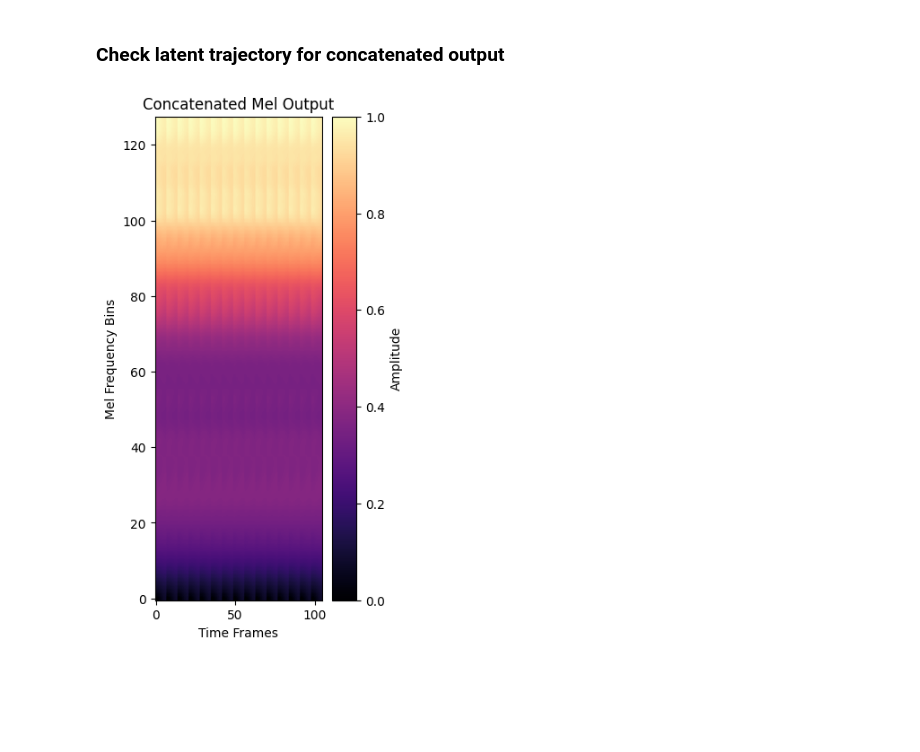
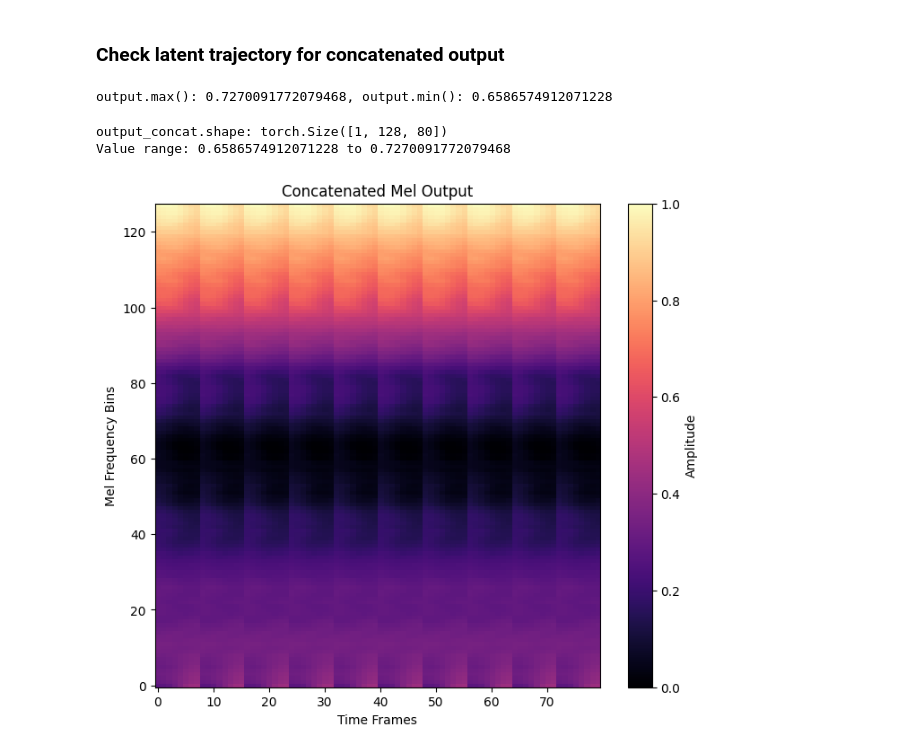
Before and after one commit to lfogarty98/XRAVE, a Jupyter notebook: visualize.ipynb, the cells around one changed output. Drawn from its saved outputs; the diff is of its cells as text; code cells hidden in the pictures; blank space fills up the shorter version.

```diff
--- a/visualize.ipynb
+++ b/visualize.ipynb
@@ -36,7 +37,7 @@ def plot_mel_spectrogram(mel_spectrogram, title='Mel Spectrogram', dB_scale=True
         else:     # Normalize to [0, 1]
             mel_spectrogram = (mel_spectrogram - mel_min) / (mel_max - mel_min)
 
-    plt.figure(figsize=(3, 7))
+    plt.figure(figsize=(8, 7))
     plt.imshow(mel_spectrogram, origin="lower", aspect="auto", cmap="magma")
     plt.title(title)
     plt.xlabel("Time Frames")
@@ -86,23 +91,14 @@ RAVE(
 # %% [markdown]
 ### Initialize input
 # %%
-n_signal = 2048
+# Create placeholder spectrogram input
+n_mels = 128
+C = 8 # compression ratio of encoder based on strides
 
-## Create new spectrogram such that input chunk is transformed to a single time frame ##
-n_mels = 128
-sr = 44100
-melspec_onestep = torchaudio.transforms.MelSpectrogram(
-    sample_rate=sr,
-    n_fft=n_signal,          # one FFT window equals full signal
-    hop_length=n_signal,     # single hop, so only one time frame
-    n_mels=n_mels,
-    center=False,
-    normalized=True
-)
+initial_mel = torch.randn(1, n_mels, C)
+initial_mel[:, :, :] = 10e-1 # NOTE: too small magnitude may lead to negatives in final optimal spectrogram
 
+input = torch.log1p(initial_mel) # log scaling like in RAVE _mel_encode()
 
-initial_mel = melspec_onestep(torch.randn(1, n_signal)) # random input just for shape
-initial_mel[:, :, :] = 10e-3 # set whole image to small constant value
-
-plot_mel_spectrogram(initial_mel, title='Initial Mel Spectrogram')
+plot_mel_spectrogram(input, title='Initial Mel Spectrogram')
 # %% [output]
@@ -135,21 +157,19 @@ output_layer_encoder.register_forward_hook(amu.layer_hook(act_dict, layer_name))
 # %% [markdown]
 ### Prepare optimization
 # %%
-inital_mel_padded = F.pad(initial_mel, (3, 3), mode="replicate") # avoid zero-padding
-input = torch.log1p(inital_mel_padded) # log scaling like in RAVE _mel_encode()
 input.requires_grad_(True)  # enable gradient computation
 
 # Parameters for activation maximization
-steps = 1000               # perform 100 iterations
+steps = 200               # perform 100 iterations
 units = range(model.latent_size)     # take all latents
-alpha = torch.tensor(0.1)   # learning rate (step size)
+alpha = torch.tensor(0.01)   # learning rate (step size)
 verbose = True              # print activation every step
 L2_Decay = False             # enable L2 decay regularizer
 Gaussian_Blur = True        # enable Gaussian regularizer
 Norm_Crop = False            # enable norm regularizer
 Contrib_Crop = False         # enable contribution regularizer
 
-pc = -pc # choose direction of PC to maximize
+# pc = -pc # choose direction of PC to maximize
 # %% [markdown]
 ### Run ActMax
 # %%
@@ -196,16 +217,27 @@ step:  999 activation:  tensor(-2.4010, grad_fn=<MeanBackward1>) cos_sim:  tenso
 # mel_flat = mel_avg.expand(-1, -1, output.size(2))
 # plot_mel_spectrogram(mel_flat.detach(), title='Flattened Mel', dB_scale=False)
 # output = mel_flat
+# %%
+output[:,:,0]
+print(f'output.max(): {output.max()}, output.min(): {output.min()}')
+# %% [output]
+output.max(): 0.7270091772079468, output.min(): 0.6586574912071228
 # %%
 # Concatenate output multiple times to see latent trajectory
-n = 15
+n = 10
+
+
+# output_concat = torch.cat((output*0., output, output*0., output, output, output, output, output, output, output, output), dim=-1)
 output_concat = torch.cat([output]*n, dim=-1)
+# output_concat[0, :, 56:63] = 0.
+print(f'output_concat.shape: {output_concat.shape}')
+print(f'Value range: {torch.min(output_concat)} to {torch.max(output_concat)}')
 # output_concat = F.pad(output, (10, 10), mode="constant", value=1)
-z_enc = model.encoder(output_concat)
-means, logscales = torch.split(z_enc, z_enc.shape[1] // 2, 1)
 plot_mel_spectrogram(output_concat.detach(), title='Concatenated Mel Output', dB_scale=False)
 # %% [output]
+output_concat.shape: torch.Size([1, 128, 80])
+Value range: 0.6586574912071228 to 0.7270091772079468
-[figure, old version]
+[figure, new version]
 # %%
 def plot_latent_means(latent_means, title='Latent Means', save_path=None):
     """
```
Also changed, not shown: parts of 8 cells of this notebook.
